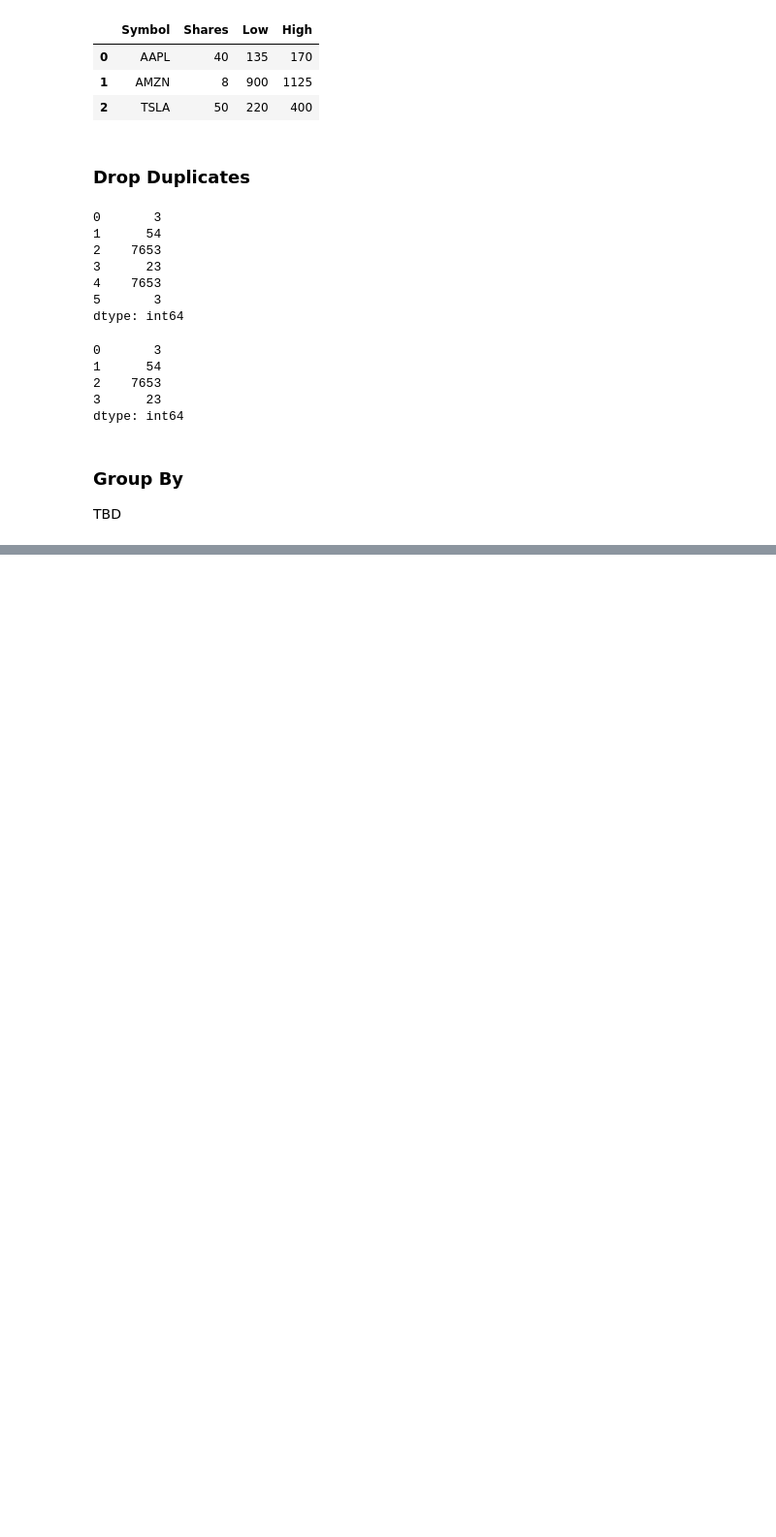
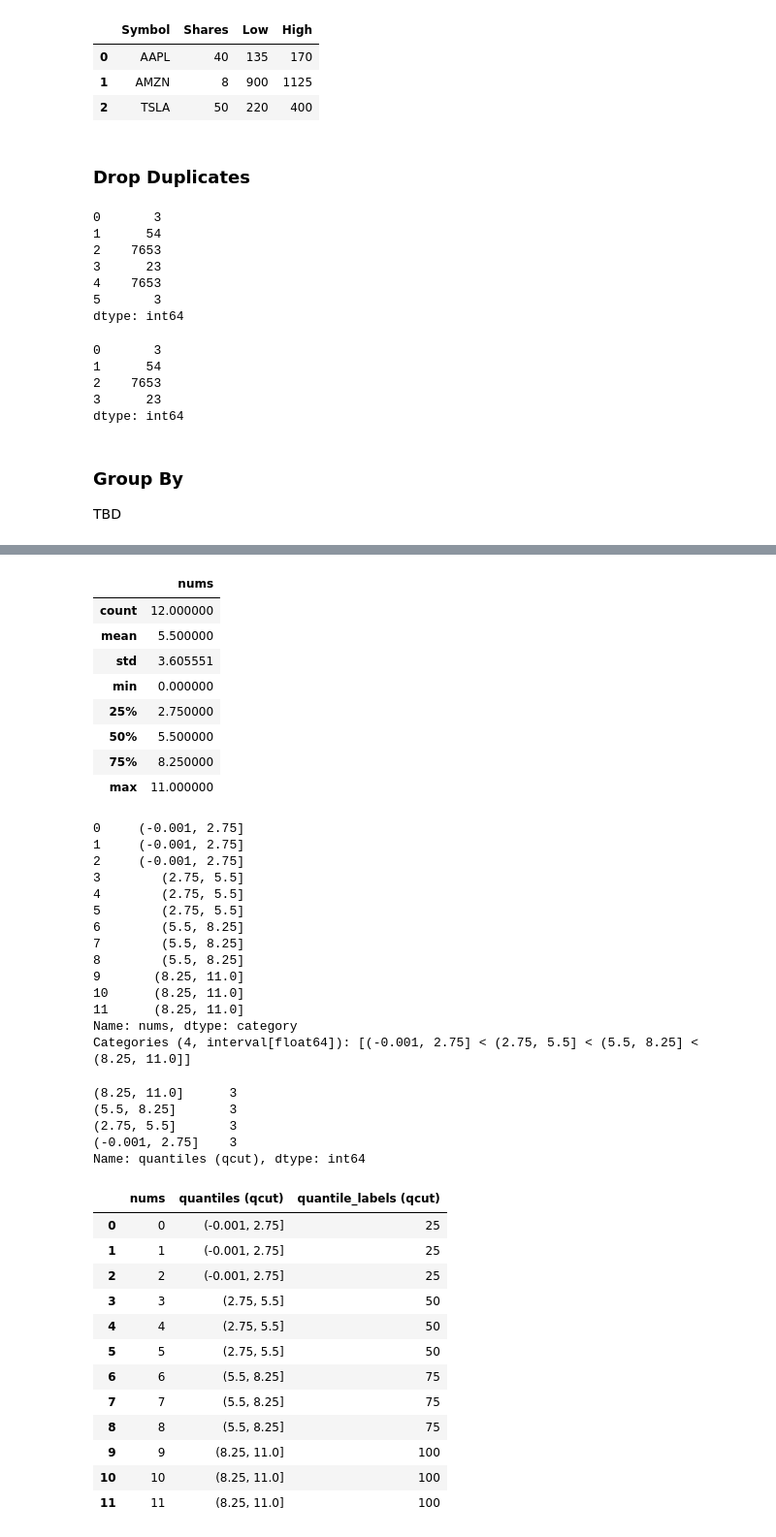
Before and after one commit to pkaran57/python-libs, a Jupyter notebook: pandas-lib/notebook/pandas.ipynb, the cells around one changed output, grey strips where cells are left out. Shown at 97% size. Saved outputs shown, nothing was run; the diff lists cells and outputs as text; code cells hidden in the pictures; blank space fills up the shorter version.

```diff
--- a/pandas-lib/notebook/pandas.ipynb
+++ b/pandas-lib/notebook/pandas.ipynb
@@ -996,0 +1026,18 @@ TBD
+# %%
+df = pd.DataFrame({'nums': np.arange(12)})
+display(df)
+
+# Because we asked for quantiles with q=4 the bins match the percentiles from the describe function.
+display(df.describe())
+
+#  create 4 equal sized groupings of the data
+display(pd.qcut(df['nums'], q=4))
+
+df['quantiles (qcut)'] = pd.qcut(df['nums'], q=4)
+
+# adding labels to the buckets
+df['quantile_labels (qcut)'] = pd.qcut(df['nums'], q=4, labels=['25', '50', '75', '100'])
+
+display(df['quantiles (qcut)'].value_counts())
+display(df)
+# %% [output]
@@ -996,0 +1057,41 @@ TBD
+|  | nums |
+| count | 12.000000 |
+| mean | 5.500000 |
+| std | 3.605551 |
+| min | 0.000000 |
+| 25% | 2.750000 |
+| 50% | 5.500000 |
+| 75% | 8.250000 |
+| max | 11.000000 |
+0     (-0.001, 2.75]
+1     (-0.001, 2.75]
+2     (-0.001, 2.75]
+3        (2.75, 5.5]
+4        (2.75, 5.5]
+5        (2.75, 5.5]
+6        (5.5, 8.25]
+7        (5.5, 8.25]
+8        (5.5, 8.25]
+9       (8.25, 11.0]
+10      (8.25, 11.0]
+11      (8.25, 11.0]
+Name: nums, dtype: category
+Categories (4, interval[float64]): [(-0.001, 2.75] < (2.75, 5.5] < (5.5, 8.25] < (8.25, 11.0]]
+(8.25, 11.0]      3
+(5.5, 8.25]       3
+(2.75, 5.5]       3
+(-0.001, 2.75]    3
+Name: quantiles (qcut), dtype: int64
+|  | nums | quantiles (qcut) | quantile_labels (qcut) |
+| 0 | 0 | (-0.001, 2.75] | 25 |
+| 1 | 1 | (-0.001, 2.75] | 25 |
+| 2 | 2 | (-0.001, 2.75] | 25 |
+| 3 | 3 | (2.75, 5.5] | 50 |
+| 4 | 4 | (2.75, 5.5] | 50 |
+| 5 | 5 | (2.75, 5.5] | 50 |
+| 6 | 6 | (5.5, 8.25] | 75 |
+| 7 | 7 | (5.5, 8.25] | 75 |
+| 8 | 8 | (5.5, 8.25] | 75 |
+| 9 | 9 | (8.25, 11.0] | 100 |
+| 10 | 10 | (8.25, 11.0] | 100 |
+| 11 | 11 | (8.25, 11.0] | 100 |
```
Also changed, not shown: parts of 9 cells of this notebook.
